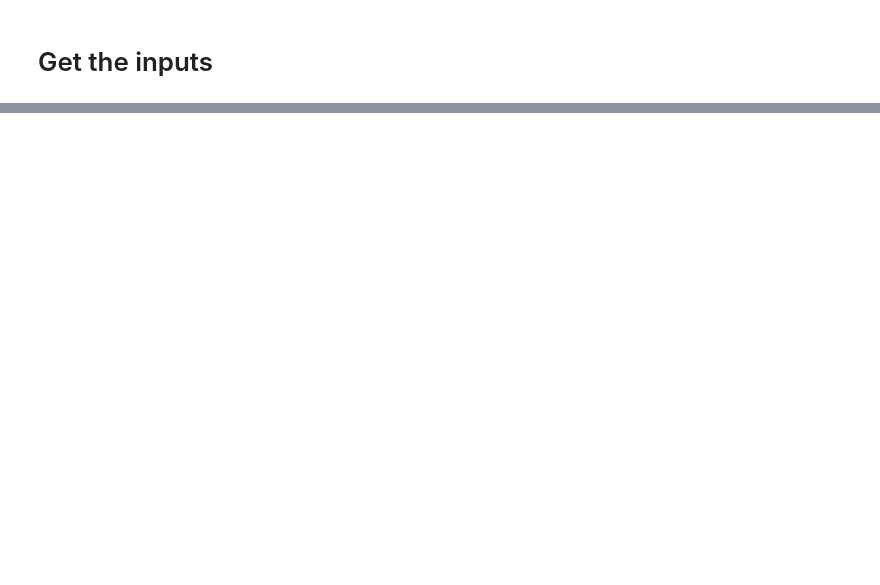
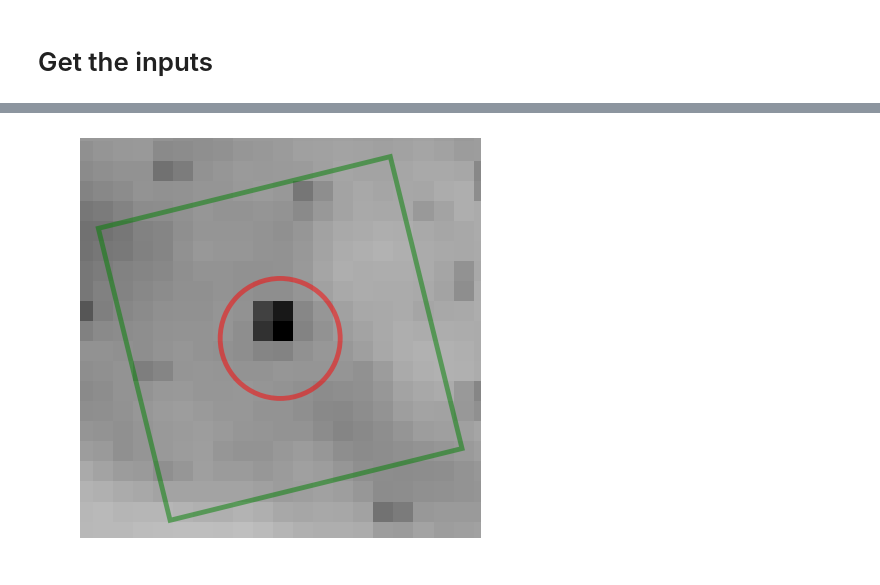
Before and after one commit to amcody/Superstampfinders, a Jupyter notebook: finder.ipynb, the cells around one changed output, grey strips where cells are left out. Saved outputs shown, nothing was run; the diff lists cells and outputs as text; code cells hidden in the pictures; blank space fills up the shorter version.

```diff
--- a/finder.ipynb
+++ b/finder.ipynb
@@ -198,0 +24,8 @@ plt.plot(time[good],flux[good]/np.nanmedian(flux[good])-5.*vector1[good]+3.*vect
+# %%
+ra = 271.012811
+dec = -24.422041
+#ra = 92.2639
+#dec = 24.3297
+name = 'EPIC_224338655'
+apsize = 3.0
+filetype = 'png'
@@ -198,0 +59,16 @@ plt.plot(time[good],flux[good]/np.nanmedian(flux[good])-5.*vector1[good]+3.*vect
+# %%
+fig = plt.figure(frameon=False)
+fig.set_size_inches(4,4)
+ax = plt.Axes(fig, [0., 0., 1., 1.])
+fig.add_axes(ax)
+ax.set_xlim(xval-10,xval+10)
+ax.set_ylim(yval-10,yval+10)
+ax.axis('off')
+circ = Circle([xval,yval],apsize,facecolor='None', edgecolor = 'red', alpha=0.5, linewidth = 3.5)
+rect = Rectangle([xval+15.0316*np.sqrt(2.)/2*np.cos(np.pi/180.*(225.-angle)),yval+15.0316*np.sqrt(2.)/2*np.sin(np.pi/180.*(225.-angle))], 15.0316,15.0316, edgecolor='green', facecolor='none', alpha=0.5, linewidth = 3.5, angle=-angle)
+ax.add_patch(circ)
+ax.add_patch(rect)
+ax.imshow(img,cmap=cm.gray_r,vmin=0,vmax=15000,interpolation='nearest',aspect='normal')
+plt.savefig(name+'_'+str(ra)+'_'+str(dec)+'.'+filetype)
+# %% [output]
+[figure, added]
```
Also changed, not shown: parts of 42 cells of this notebook.
